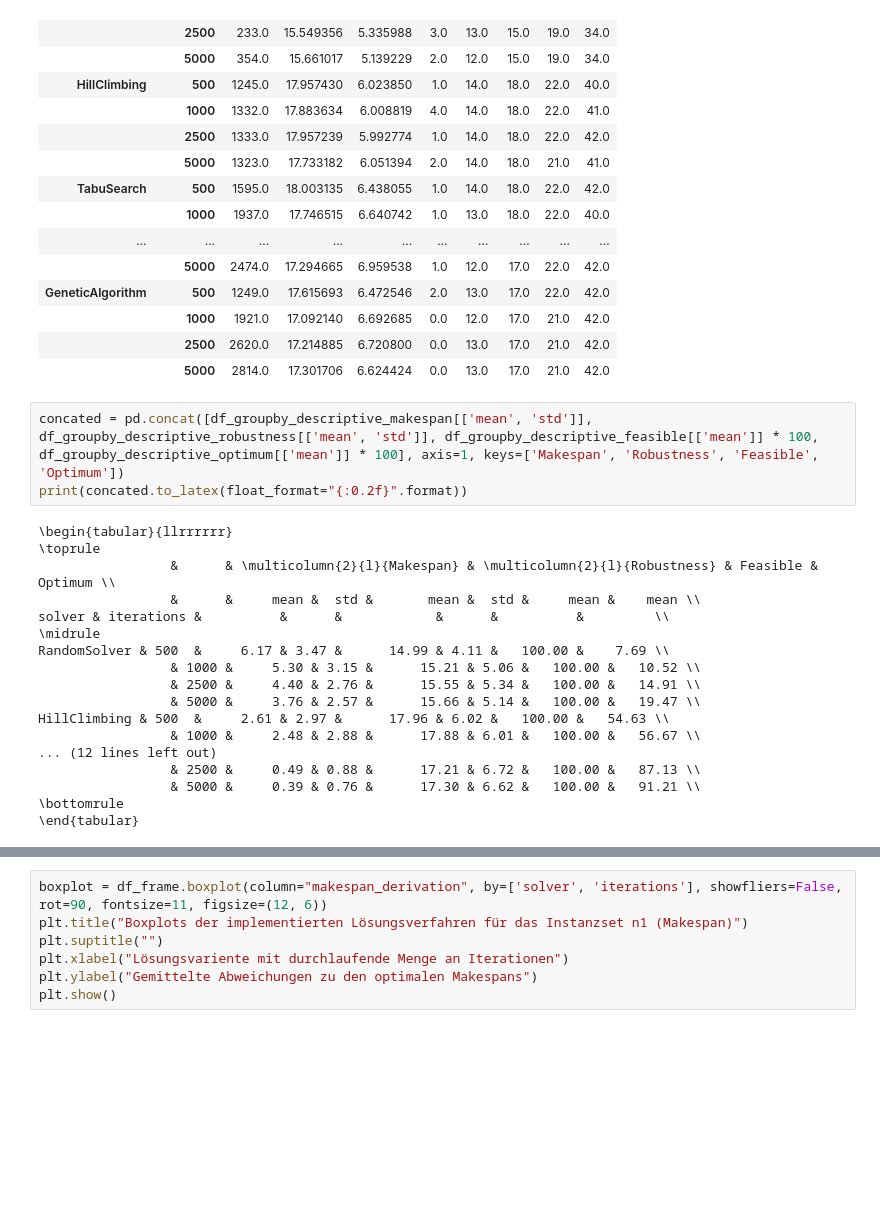
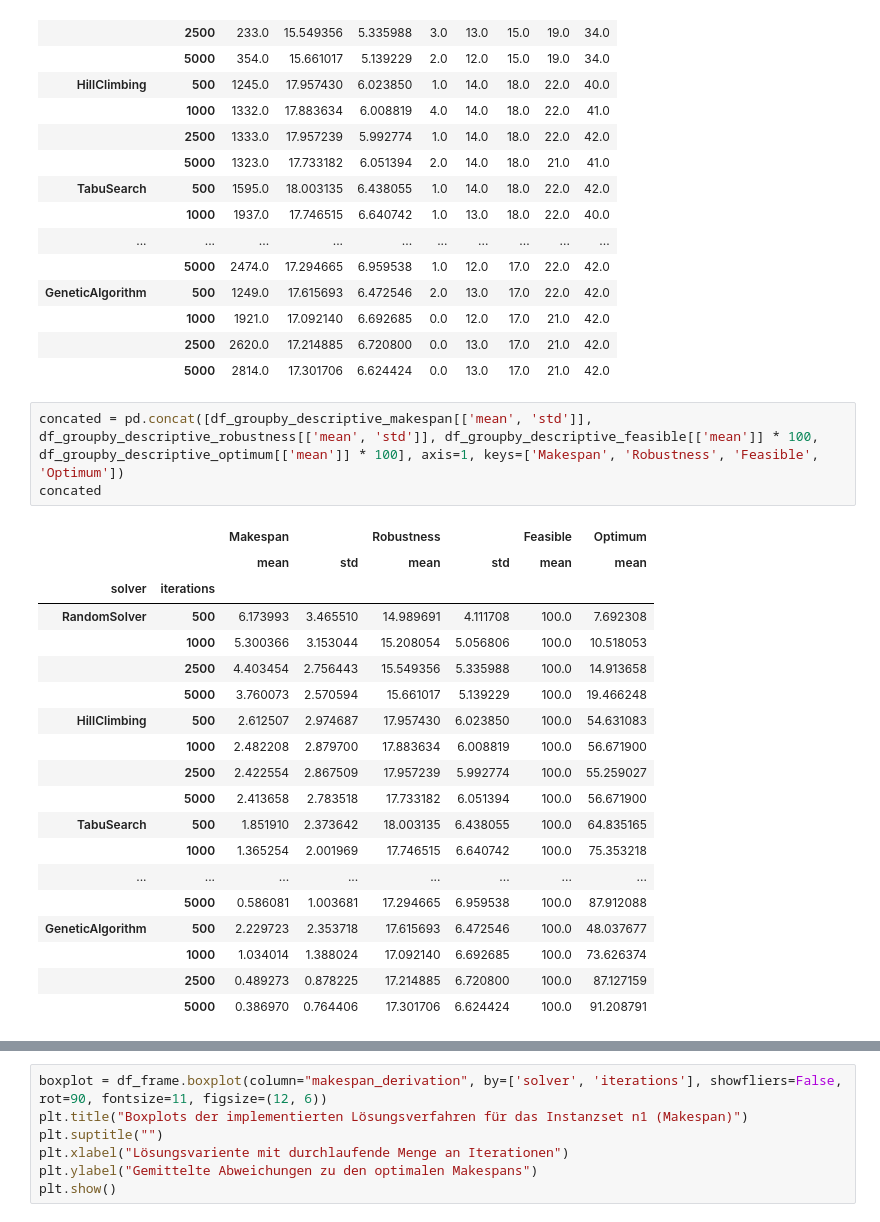
Before and after one commit to ReneKB/mrcpsp-framework, a Jupyter notebook: evaluation/solver-experiment.ipynb, the cells around one changed output, grey strips where cells are left out. Saved outputs shown, nothing was run; the diff lists cells and outputs as text; blank space fills up the shorter version.

```diff
--- a/evaluation/solver-experiment.ipynb
+++ b/evaluation/solver-experiment.ipynb
@@ -116,22 +122,24 @@ df_groupby_descriptive_robustness
 |  | 5000 | 2814.0 | 17.301706 | 6.624424 | 0.0 | 13.0 | 17.0 | 21.0 | 42.0 |
 # %%
 concated = pd.concat([df_groupby_descriptive_makespan[['mean', 'std']], df_groupby_descriptive_robustness[['mean', 'std']], df_groupby_descriptive_feasible[['mean']] * 100, df_groupby_descriptive_optimum[['mean']] * 100], axis=1, keys=['Makespan', 'Robustness', 'Feasible', 'Optimum'])
-print(concated.to_latex(float_format="{:0.2f}".format))
+concated
 # %% [output]
-\begin{tabular}{llrrrrrr}
-\toprule
-                 &      & \multicolumn{2}{l}{Makespan} & \multicolumn{2}{l}{Robustness} & Feasible & Optimum \\
-                 &      &     mean &  std &       mean &  std &     mean &    mean \\
-solver & iterations &          &      &            &      &          &         \\
-\midrule
-RandomSolver & 500  &     6.17 & 3.47 &      14.99 & 4.11 &   100.00 &    7.69 \\
-                 & 1000 &     5.30 & 3.15 &      15.21 & 5.06 &   100.00 &   10.52 \\
-                 & 2500 &     4.40 & 2.76 &      15.55 & 5.34 &   100.00 &   14.91 \\
-                 & 5000 &     3.76 & 2.57 &      15.66 & 5.14 &   100.00 &   19.47 \\
-HillClimbing & 500  &     2.61 & 2.97 &      17.96 & 6.02 &   100.00 &   54.63 \\
-                 & 1000 &     2.48 & 2.88 &      17.88 & 6.01 &   100.00 &   56.67 \\
-... (12 lines left out)
-                 & 2500 &     0.49 & 0.88 &      17.21 & 6.72 &   100.00 &   87.13 \\
-                 & 5000 &     0.39 & 0.76 &      17.30 & 6.62 &   100.00 &   91.21 \\
-\bottomrule
-\end{tabular}
+|  |  | Makespan |  | Robustness |  | Feasible | Optimum |
+|  |  | mean | std | mean | std | mean | mean |
+| solver | iterations |  |  |  |  |  |  |
+| RandomSolver | 500 | 6.173993 | 3.465510 | 14.989691 | 4.111708 | 100.0 | 7.692308 |
+|  | 1000 | 5.300366 | 3.153044 | 15.208054 | 5.056806 | 100.0 | 10.518053 |
+|  | 2500 | 4.403454 | 2.756443 | 15.549356 | 5.335988 | 100.0 | 14.913658 |
+|  | 5000 | 3.760073 | 2.570594 | 15.661017 | 5.139229 | 100.0 | 19.466248 |
+| HillClimbing | 500 | 2.612507 | 2.974687 | 17.957430 | 6.023850 | 100.0 | 54.631083 |
+|  | 1000 | 2.482208 | 2.879700 | 17.883634 | 6.008819 | 100.0 | 56.671900 |
+|  | 2500 | 2.422554 | 2.867509 | 17.957239 | 5.992774 | 100.0 | 55.259027 |
+|  | 5000 | 2.413658 | 2.783518 | 17.733182 | 6.051394 | 100.0 | 56.671900 |
+| TabuSearch | 500 | 1.851910 | 2.373642 | 18.003135 | 6.438055 | 100.0 | 64.835165 |
+|  | 1000 | 1.365254 | 2.001969 | 17.746515 | 6.640742 | 100.0 | 75.353218 |
+| ... | ... | ... | ... | ... | ... | ... | ... |
+|  | 5000 | 0.586081 | 1.003681 | 17.294665 | 6.959538 | 100.0 | 87.912088 |
+| GeneticAlgorithm | 500 | 2.229723 | 2.353718 | 17.615693 | 6.472546 | 100.0 | 48.037677 |
+|  | 1000 | 1.034014 | 1.388024 | 17.092140 | 6.692685 | 100.0 | 73.626374 |
+|  | 2500 | 0.489273 | 0.878225 | 17.214885 | 6.720800 | 100.0 | 87.127159 |
+|  | 5000 | 0.386970 | 0.764406 | 17.301706 | 6.624424 | 100.0 | 91.208791 |
```
Also changed, not shown: parts of 8 cells of this notebook, 5 other files.
